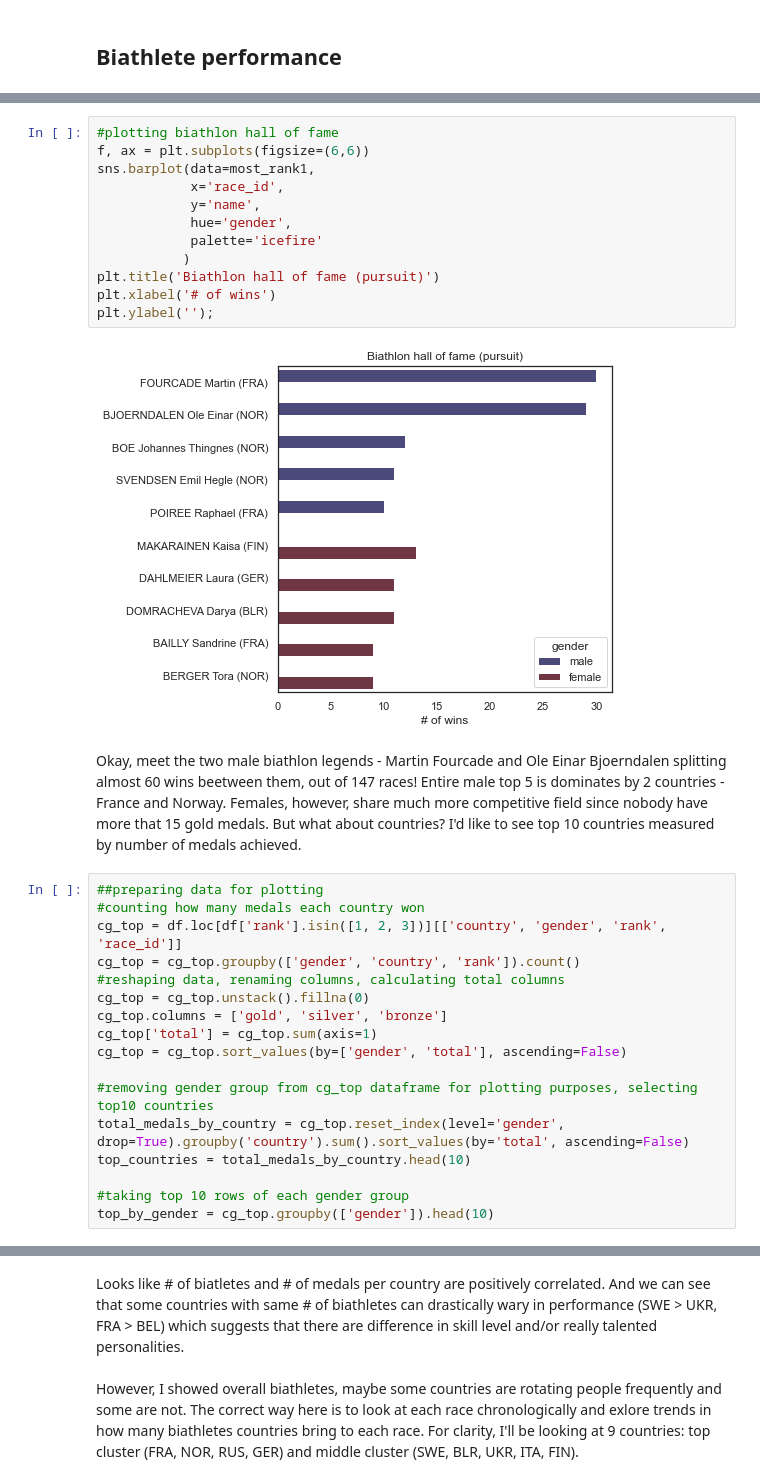
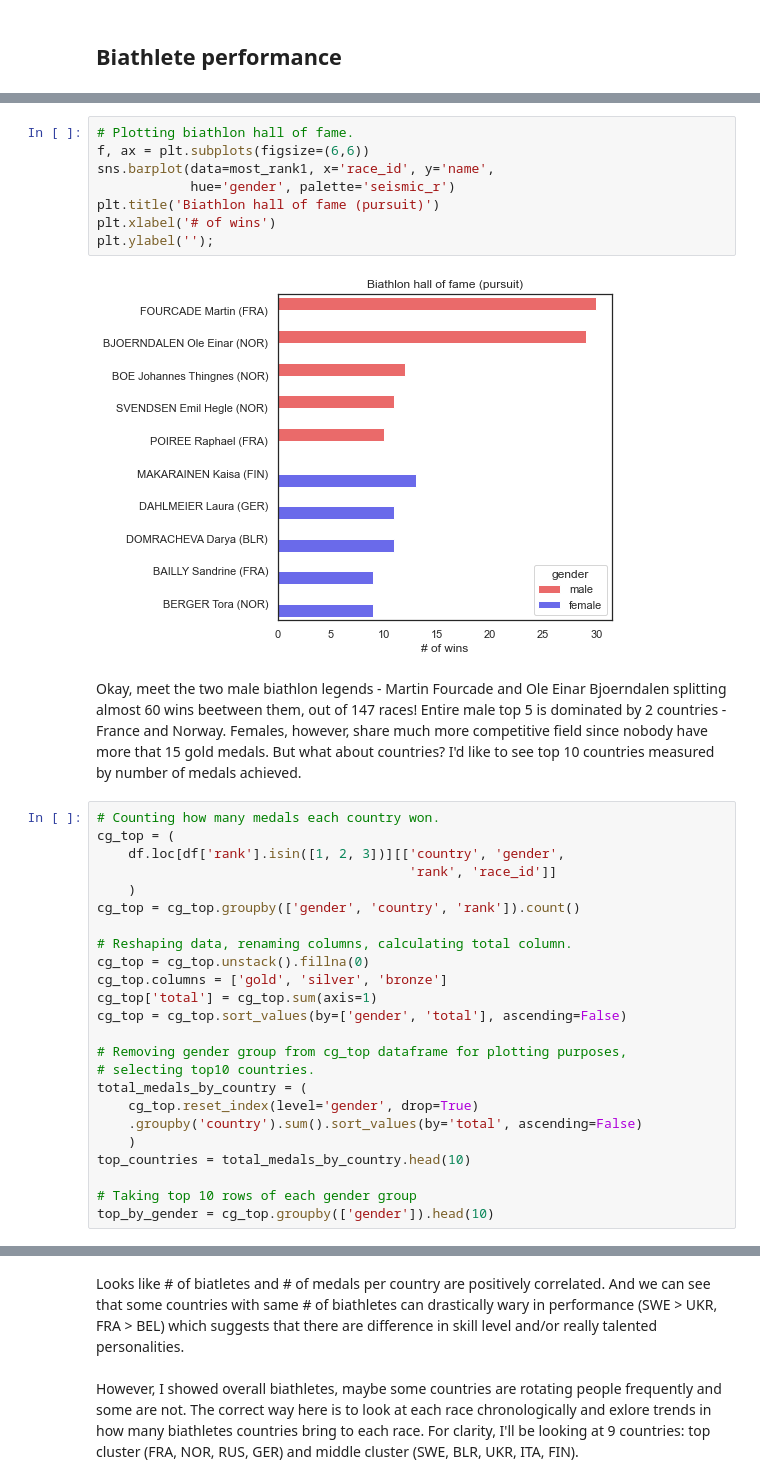
Before and after one commit to iliakhrenov/biathlon_data_analysis, a Jupyter notebook: EDA.ipynb, the cells around one changed output, grey strips where cells are left out. Saved outputs shown, nothing was run; the diff lists cells and outputs as text.

```diff
--- a/EDA.ipynb
+++ b/EDA.ipynb
@@ -220,35 +220,38 @@ most_rank1
 # %%
-#plotting biathlon hall of fame
+# Plotting biathlon hall of fame.
 f, ax = plt.subplots(figsize=(6,6))
-sns.barplot(data=most_rank1,
-            x='race_id',
-            y='name',
-            hue='gender',
-            palette='icefire'
-           )
+sns.barplot(data=most_rank1, x='race_id', y='name',
+            hue='gender', palette='seismic_r')
 plt.title('Biathlon hall of fame (pursuit)')
 plt.xlabel('# of wins')
 plt.ylabel('');
 # %% [output]
-[figure, old version]
+[figure, new version]
 # %% [markdown]
-Okay, meet the two male biathlon legends - Martin Fourcade and Ole Einar Bjoerndalen splitting almost 60 wins beetween them, out of 147 races! Entire male top 5 is dominates by 2 countries - France and Norway. Females, however, share much more competitive field since nobody have more that 15 gold medals. But what about countries? I'd like to see top 10 countries measured by number of medals achieved.
+Okay, meet the two male biathlon legends - Martin Fourcade and Ole Einar Bjoerndalen splitting almost 60 wins beetween them, out of 147 races! Entire male top 5 is dominated by 2 countries - France and Norway. Females, however, share much more competitive field since nobody have more that 15 gold medals. But what about countries? I'd like to see top 10 countries measured by number of medals achieved.
 # %%
-##preparing data for plotting
-#counting how many medals each country won
-cg_top = df.loc[df['rank'].isin([1, 2, 3])][['country', 'gender', 'rank', 'race_id']]
+# Counting how many medals each country won.
+cg_top = (
+    df.loc[df['rank'].isin([1, 2, 3])][['country', 'gender',
+                                        'rank', 'race_id']]
+    )
 cg_top = cg_top.groupby(['gender', 'country', 'rank']).count()
-#reshaping data, renaming columns, calculating total columns
+
+# Reshaping data, renaming columns, calculating total column.
 cg_top = cg_top.unstack().fillna(0)
 cg_top.columns = ['gold', 'silver', 'bronze']
 cg_top['total'] = cg_top.sum(axis=1)
 cg_top = cg_top.sort_values(by=['gender', 'total'], ascending=False)
 
-#removing gender group from cg_top dataframe for plotting purposes, selecting top10 countries
-total_medals_by_country = cg_top.reset_index(level='gender', drop=True).groupby('country').sum().sort_values(by='total', ascending=False)
+# Removing gender group from cg_top dataframe for plotting purposes,
+# selecting top10 countries.
+total_medals_by_country = (
+    cg_top.reset_index(level='gender', drop=True)
+    .groupby('country').sum().sort_values(by='total', ascending=False)
+    )
 top_countries = total_medals_by_country.head(10)
 
-#taking top 10 rows of each gender group
+# Taking top 10 rows of each gender group
 top_by_gender = cg_top.groupby(['gender']).head(10)
 # %%
 fig, axes = plt.subplots(1, 3, figsize=(15, 5))
```
Also changed, not shown: parts of 44 cells of this notebook.
